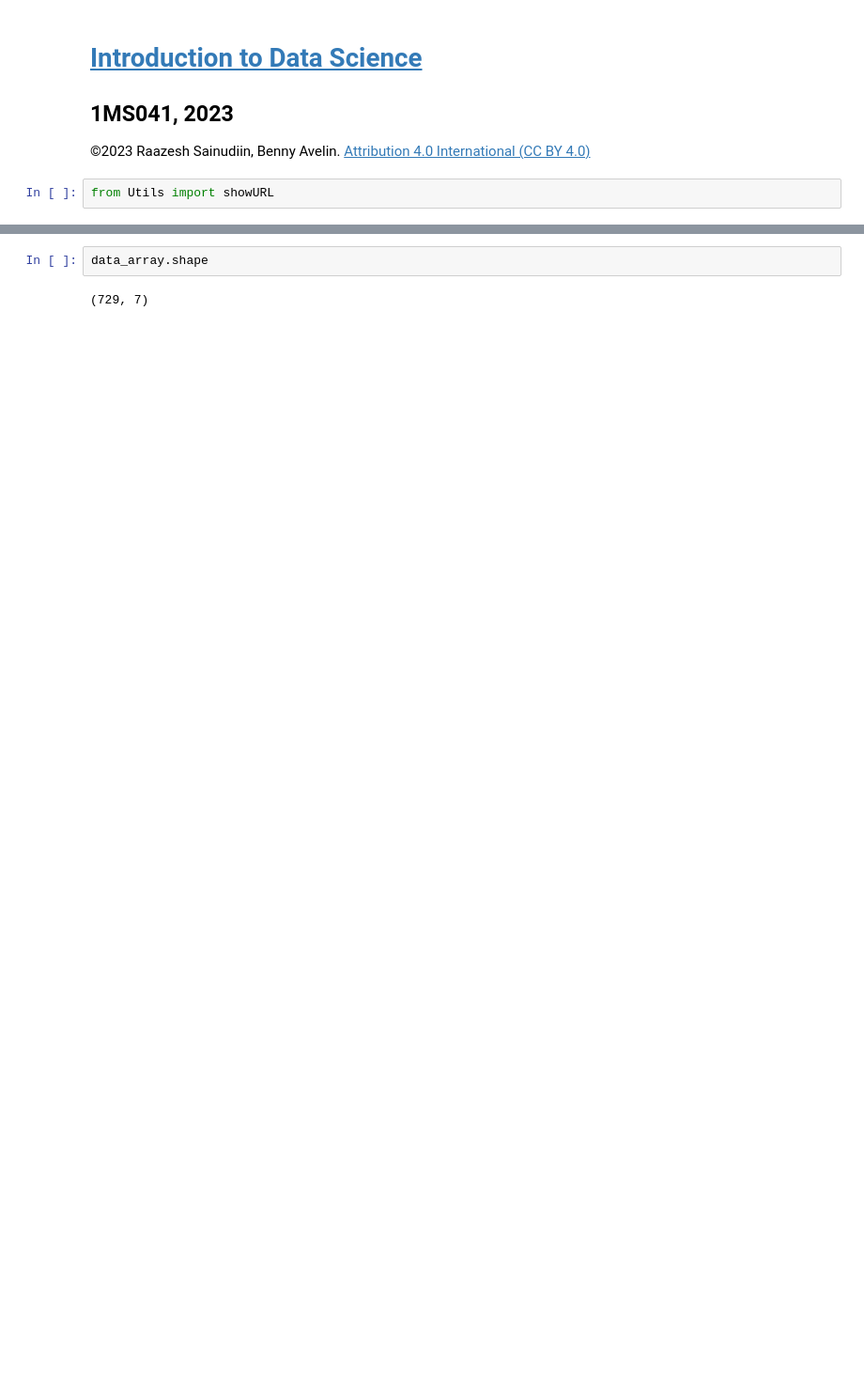
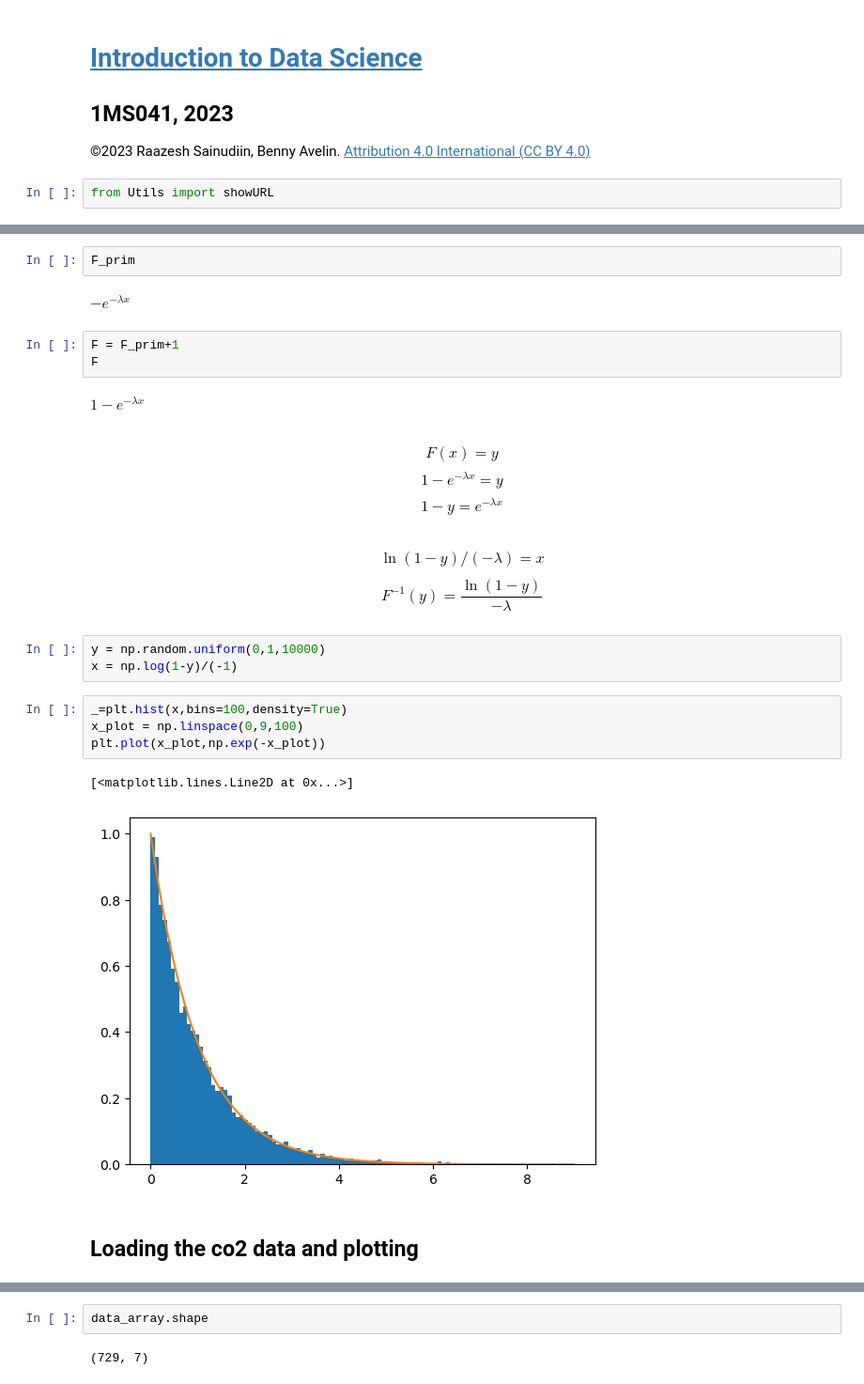
Before and after one commit to datascience-intro/1MS041-2023, a Jupyter notebook: notebooks/03-ProbSS2.ipynb, the cells around one changed output, grey strips where cells are left out. Shown at 94% size. Saved outputs shown, nothing was run; the diff lists cells and outputs as text; blank space fills up the shorter version.

```diff
--- a/notebooks/03-ProbSS2.ipynb
+++ b/notebooks/03-ProbSS2.ipynb
@@ -142,0 +94,38 @@ array([[ 1.958000e+03,  3.000000e+00,  1.958208e+03, ...,  3.157100e+02,
+# %%
+F_prim
+# %% [output]
+$\displaystyle - e^{- \lambda x}$
+# %%
+F = F_prim+1
+F
+# %% [output]
+$\displaystyle 1 - e^{- \lambda x}$
+# %% [markdown]
+$$
+    F(x) = y
+$$
+$$
+    1-e^{-\lambda x} = y
+$$
+$$
+    1-y = e^{-\lambda x}
+$$
+# %% [markdown]
+$$
+    \ln(1-y)/(-\lambda) =  x
+$$
+$$
+    F^{-1}(y) = \frac{\ln(1-y)}{-\lambda}
+$$
+# %%
+y = np.random.uniform(0,1,10000)
+x = np.log(1-y)/(-1)
+# %%
+_=plt.hist(x,bins=100,density=True)
+x_plot = np.linspace(0,9,100)
+plt.plot(x_plot,np.exp(-x_plot))
+# %% [output]
+[<matplotlib.lines.Line2D at 0x...>]
+[figure, added]
+# %% [markdown]
+## Loading the co2 data and plotting
```
Also changed, not shown: parts of 71 cells of this notebook, 8 other files.
